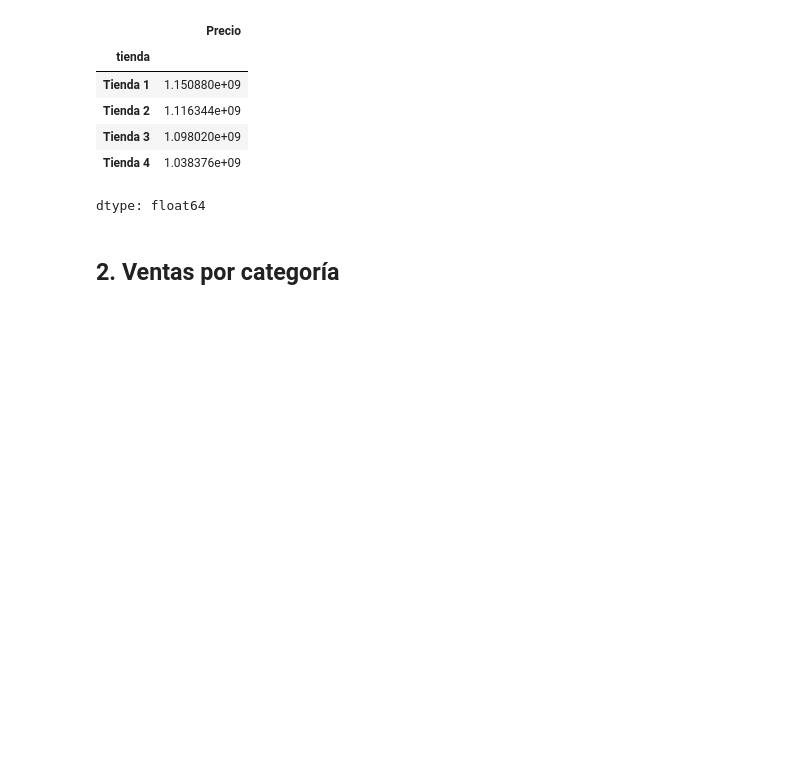
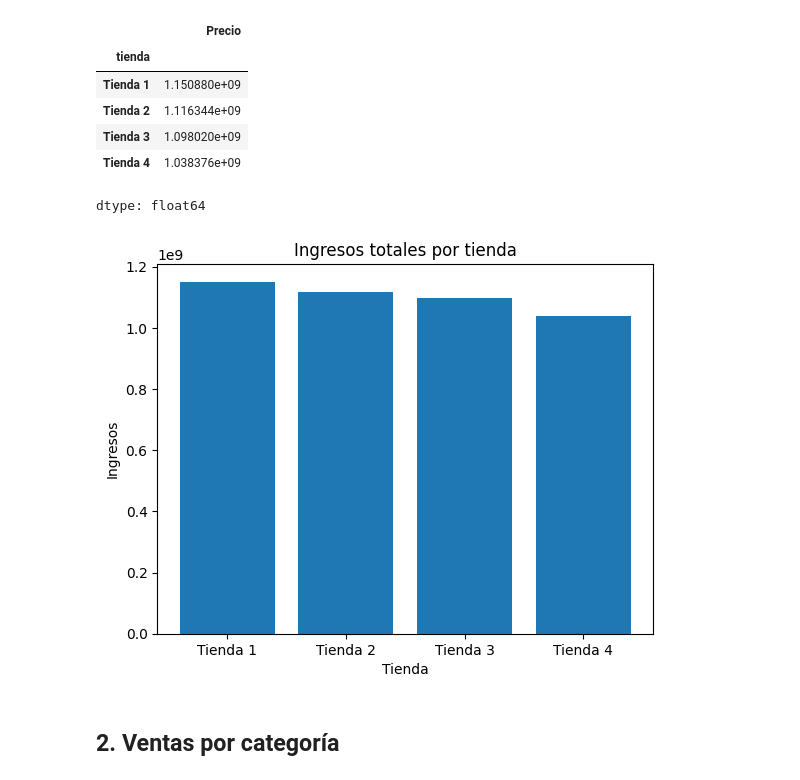
Before and after one commit to EmilioSaulG/proyecto_alura_store, a Jupyter notebook: proyecto_alura_store.ipynb, the cells around one changed output. Drawn from its saved outputs; the diff is of its cells as text; code cells hidden in the pictures; blank space fills up the shorter version.

Commit message:
generamos todos los graficos

```diff
--- a/proyecto_alura_store.ipynb
+++ b/proyecto_alura_store.ipynb
@@ -116,6 +118,18 @@ ingreso_por_tienda
 | Tienda 3 | 1.098020e+09 |
 | Tienda 4 | 1.038376e+09 |
 dtype: float64
+# %%
+#Generamos un grafico de ventas por tienda
+ingresos_por_tienda = df.groupby('tienda')['Precio'].sum()
+
+plt.figure()
+plt.bar(ingresos_por_tienda.index, ingresos_por_tienda.values)
+plt.title('Ingresos totales por tienda')
+plt.xlabel('Tienda')
+plt.ylabel('Ingresos')
+plt.show()
+# %% [output]
+[figure, added]
 # %% [markdown]
 ## **2. Ventas por categoría**
 # %%
```
Also changed, not shown: parts of 10 cells of this notebook.
